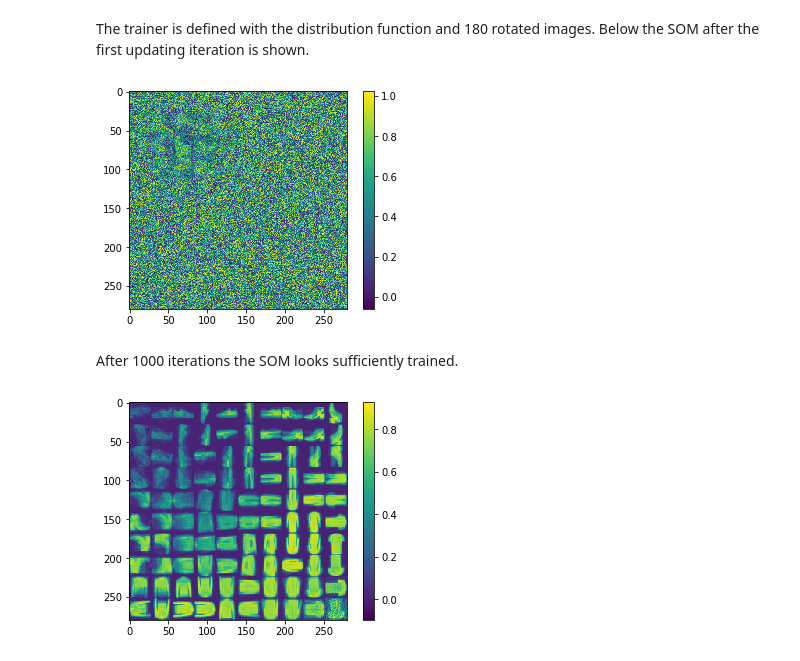
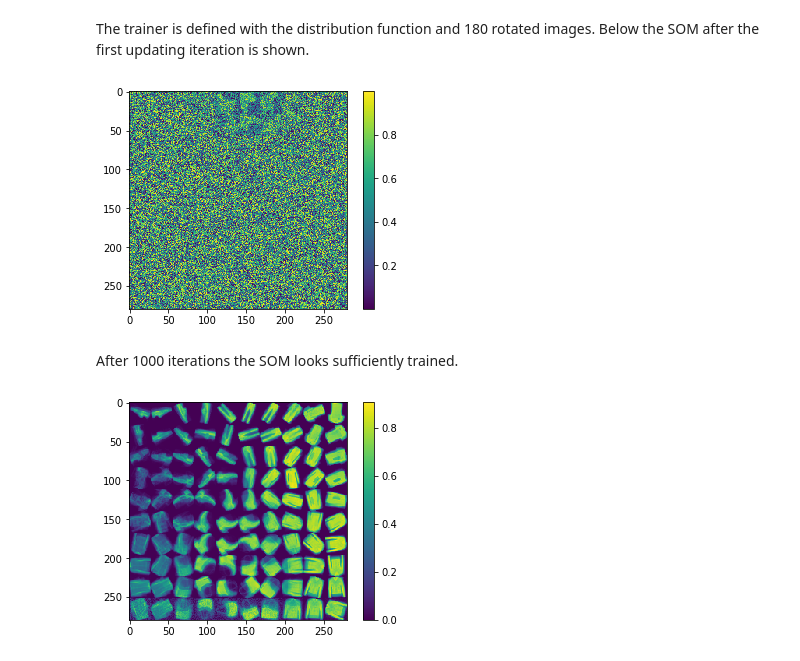
Before and after one commit to HITS-AIN/PINK, a Jupyter notebook: tools/notebooks-gpu/train.ipynb, the cells around one changed output. Saved outputs shown, nothing was run; the diff lists cells and outputs as text; code cells hidden in the pictures.

```diff
--- a/tools/notebooks-gpu/train.ipynb
+++ b/tools/notebooks-gpu/train.ipynb
@@ -89,6 +89,7 @@ image = pink.data(np_image)
 
 trainer(image)
 
+trainer.update_som()
 np_som = np.array(som, copy=True)
 
 plt.figure()
@@ -96,25 +97,26 @@ plt.imshow(np_som.swapaxes(1, 2).reshape((280, 280)))
 plt.colorbar()
 plt.grid(False)
 # %% [output]
-[figure, old version]
+[figure, new version]
 # %% [markdown]
 After 1000 iterations the SOM looks sufficiently trained.
 # %%
 from tqdm import tqdm
 
 for i in tqdm(range(1000)):
 
     np_image = train_images[i].astype(np.float32)
     np_image /= 255
 
     image = pink.data(np_image)
     trainer(image)
 
+trainer.update_som()
 np_som = np.array(som, copy=True)
 
 plt.figure()
 plt.imshow(np_som.swapaxes(1, 2).reshape((280, 280)))
 plt.colorbar()
 plt.grid(False)
 # %% [output]
-[figure, old version]
+[figure, new version]
```
Also changed, not shown: parts of 2 cells of this notebook.
